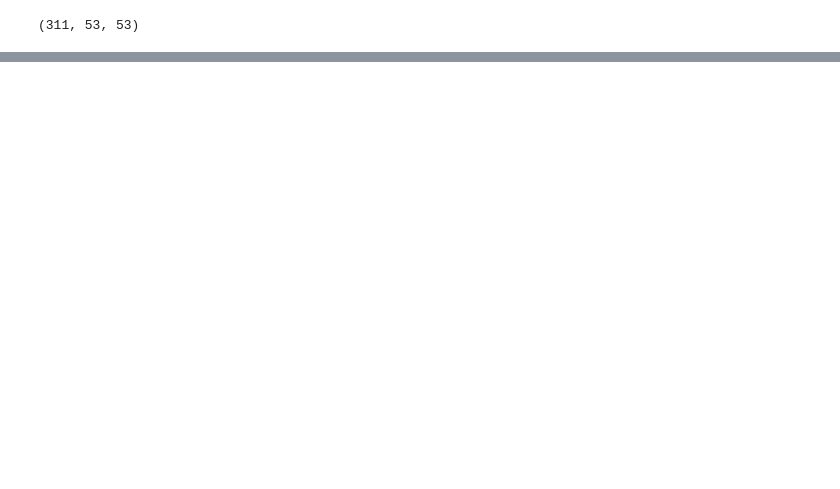
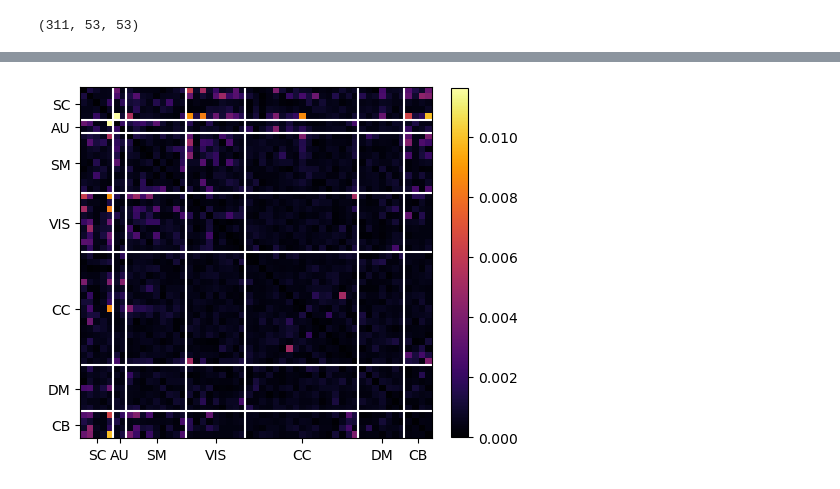
Before and after one commit to paavalipopov/adm-proj, a Jupyter notebook: 01_pcc.ipynb, the cells around one changed output, grey strips where cells are left out. Cells and saved outputs as stored; diff of their text form; code cells hidden in the pictures; blank space fills up the shorter version.

```diff
--- a/01_pcc.ipynb
+++ b/01_pcc.ipynb
@@ -96,0 +135,36 @@ plt.show()
+# %%
+from sklearn.ensemble import RandomForestClassifier
+from sklearn.inspection import permutation_importance
+
+def forest_features(X, y, n_estimators=500):
+    C = X.shape[1]
+    tril_indices = np.tril_indices(X.shape[1], k=-1)
+    X = X[:, tril_indices[0], tril_indices[1]]
+    n_samples = X.shape[0]
+    X = X.reshape(n_samples, -1)
+
+    clf = RandomForestClassifier(n_estimators=n_estimators)
+    clf.fit(X, y)
+    importances = clf.feature_importances_
+
+    # r = permutation_importance(clf, X, y, n_repeats=10, random_state=42)
+    # importances = r.importances_mean
+
+
+    # reshape importances back to matrix form
+    full_importances = np.zeros((C, C))
+    full_importances[tril_indices] = importances
+    full_importances = full_importances + full_importances.T
+    importances = full_importances
+
+    return importances
+# %%
+importances = forest_features(pcc_matrices, diagnoses)
+
+fig, ax = plt.subplots(1, 1, figsize=(5, 5))
+cax = plot_heatmap(importances, ax, cmap='inferno', guides_color='white')
+fig.colorbar(cax, ax=ax, fraction=0.045)
+plt.tight_layout()
+plt.show()
+# %% [output]
+[figure, added]
```
Also changed, not shown: parts of 5 cells of this notebook.
